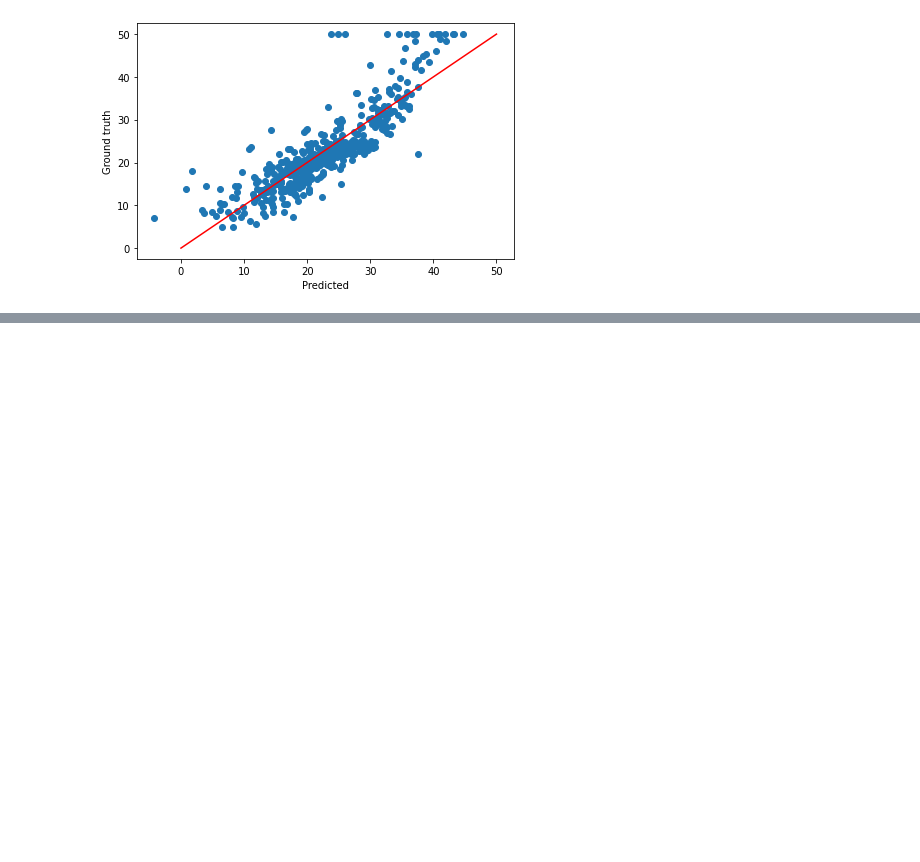
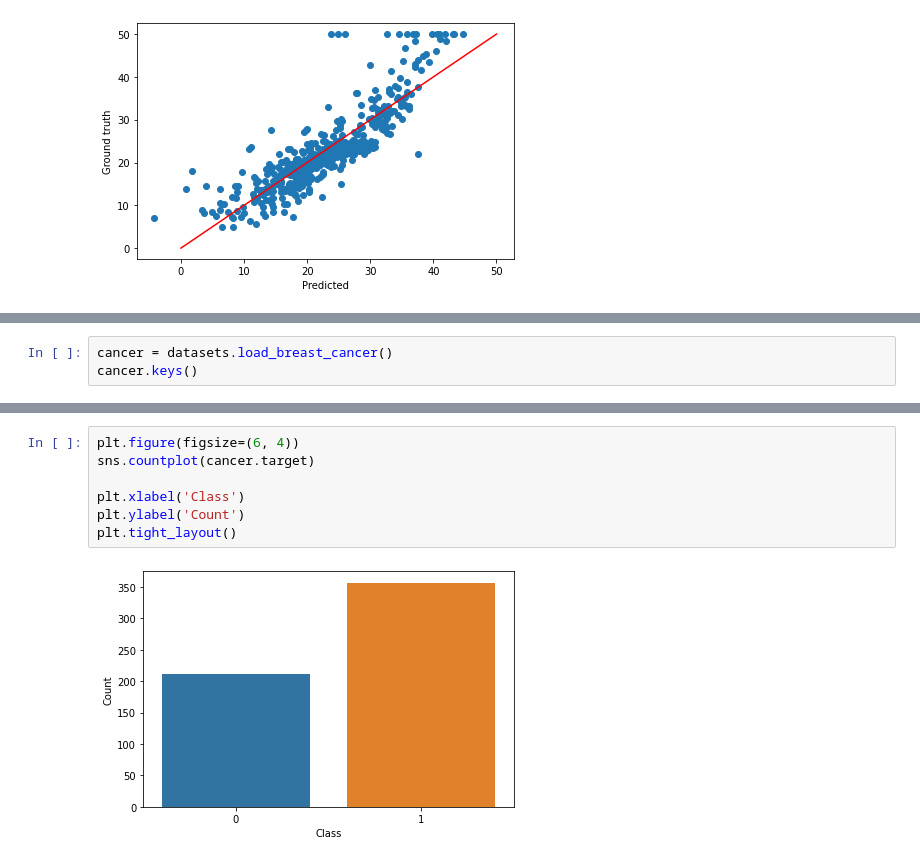
Before and after one commit to ostroverkh/stat1, a Jupyter notebook: boston_dataset.ipynb, the cells around one changed output, grey strips where cells are left out. Cells and saved outputs as stored; diff of their text form; blank space fills up the shorter version.

```diff
--- a/boston_dataset.ipynb
+++ b/boston_dataset.ipynb
@@ -143,0 +146,3 @@ plt.tight_layout()
+# %%
+cancer = datasets.load_breast_cancer()
+cancer.keys()
@@ -143,0 +183,9 @@ plt.tight_layout()
+# %%
+plt.figure(figsize=(6, 4))
+sns.countplot(cancer.target)
+
+plt.xlabel('Class')
+plt.ylabel('Count')
+plt.tight_layout()
+# %% [output]
+[figure, added]
```
Also changed, not shown: parts of 10 cells of this notebook.
